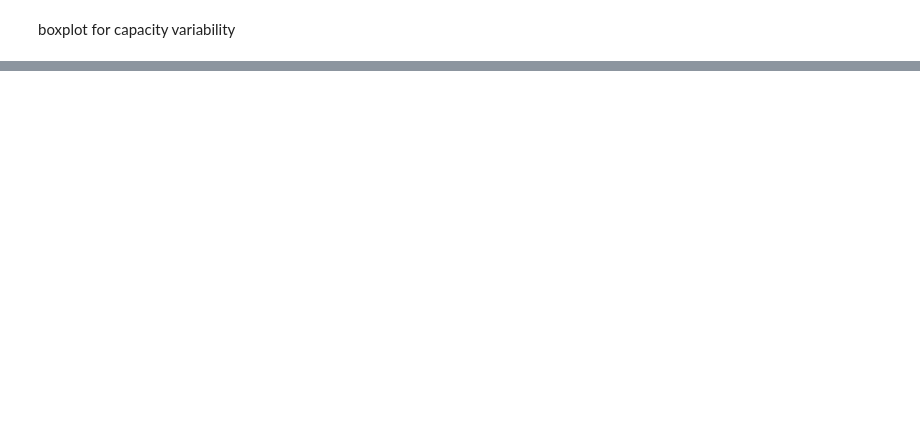
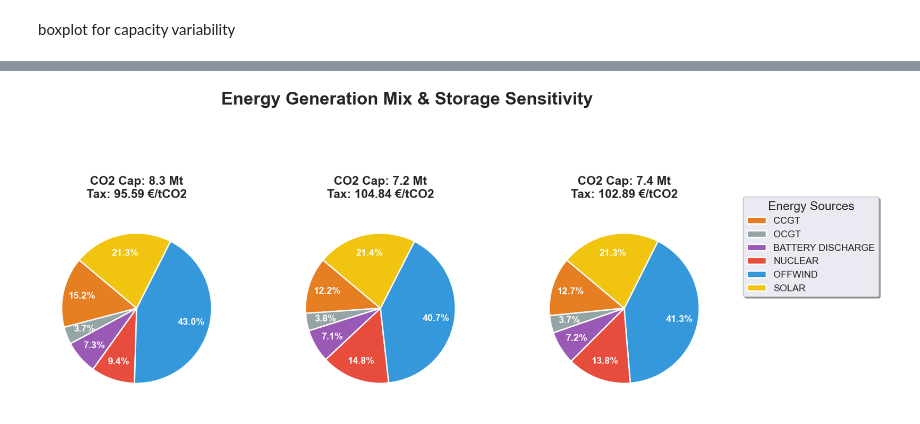
Before and after one commit to lc253264/Integrated-Energy-Grids-Group-29, a Jupyter notebook: Belgium_model_task_abcf.ipynb, the cells around one changed output, grey strips where cells are left out. Cells and saved outputs as stored; diff of their text form; code cells hidden in the pictures; blank space fills up the shorter version.

```diff
--- a/Belgium_model_task_abcf.ipynb
+++ b/Belgium_model_task_abcf.ipynb
@@ -1562,0 +1698,86 @@ Passing `palette` without assigning `hue` is deprecated and will be removed in v
+# %%
+import matplotlib.pyplot as plt
+import seaborn as sns
+
+# Use lowercase keys to make mapping more robust
+colors = {
+    'ccgt': '#e67e22',
+    'ocgt': '#95a5a6',
+    'solar': '#f1c40f',
+    'onwind': '#2ecc71',
+    'offwind': '#3498db',
+    'nuclear': '#e74c3c',
+    'coal': '#bdc3c7',
+    'battery_mw': '#9b59b6',
+    'battery': '#9b59b6',
+    'battery_discharge': '#9b59b6'
+}
+
+# 1. Setup Style
+sns.set_style("darkgrid")
+sns.set_context("talk")
+
+n_caps = len(co2_caps)
+fig, axes = plt.subplots(1, n_caps, figsize=(20, 9), facecolor='white')
+
+if n_caps == 1:
+    axes = [axes]
+
+for i, cap_val in enumerate(co2_caps):
+    res = results[cap_val]
+
+    # --- Data Preparation ---
+    # Convert generator totals to a Series
+    gen_data = res['generation_total'].copy()
+
+    # Add Battery Discharge (ensure the key matches your colors dict)
+    batt_total = res.get('battery_discharge_total', 0)
+    if batt_total > 1:
+        gen_data['battery_discharge'] = batt_total
+
+    # Sort and filter negligible slices
+    gen_data = gen_data.sort_index()
+    gen_data = gen_data[gen_data > 10]
+
+    # --- Color Mapping ---
+    # Using .lower() ensures a match even if labels are inconsistent
+    current_colors = [colors.get(tech.lower(), '#333333') for tech in gen_data.index]
+
+    # --- Plotting ---
+    tax = abs(res['co2_price'])
+    wedges, texts, autotexts = axes[i].pie(
+        gen_data,
+        autopct='%1.1f%%',
+        startangle=140,
+        colors=current_colors,
+        pctdistance=0.75,
+        wedgeprops={'edgecolor': 'white', 'linewidth': 2}
+    )
+
+    plt.setp(autotexts, size=14, weight="bold", color="white")
+
+    # Titles with Cap and Tax info
+    title_text = f"CO2 Cap: {cap_val/1e6:.1f} Mt\nTax: {tax:.2f} €/tCO2"
+    axes[i].set_title(title_text, fontsize=18, fontweight='bold', pad=25)
+
+# 2. Unified Legend
+fig.legend(
+    wedges,
+    [t.replace('_', ' ').upper() for t in gen_data.index], # Clean labels (e.g. BATTERY DISCHARGE)
+    title="Energy Sources",
+    title_fontsize=18,
+    fontsize=14,
+    loc="center right",
+    borderaxespad=1,
+    frameon=True,
+    shadow=True
+)
+
+# 3. Final Formatting
+plt.subplots_adjust(right=0.82, top=0.80, wspace=0.3)
+plt.suptitle("Energy Generation Mix & Storage Sensitivity", fontsize=26, y=0.95, fontweight='bold')
+
+plt.savefig('co2_battery_pies.png', dpi=300, bbox_inches='tight')
+plt.show()
+# %% [output]
+[figure, added]
```
Also changed, not shown: parts of 26 cells of this notebook.
